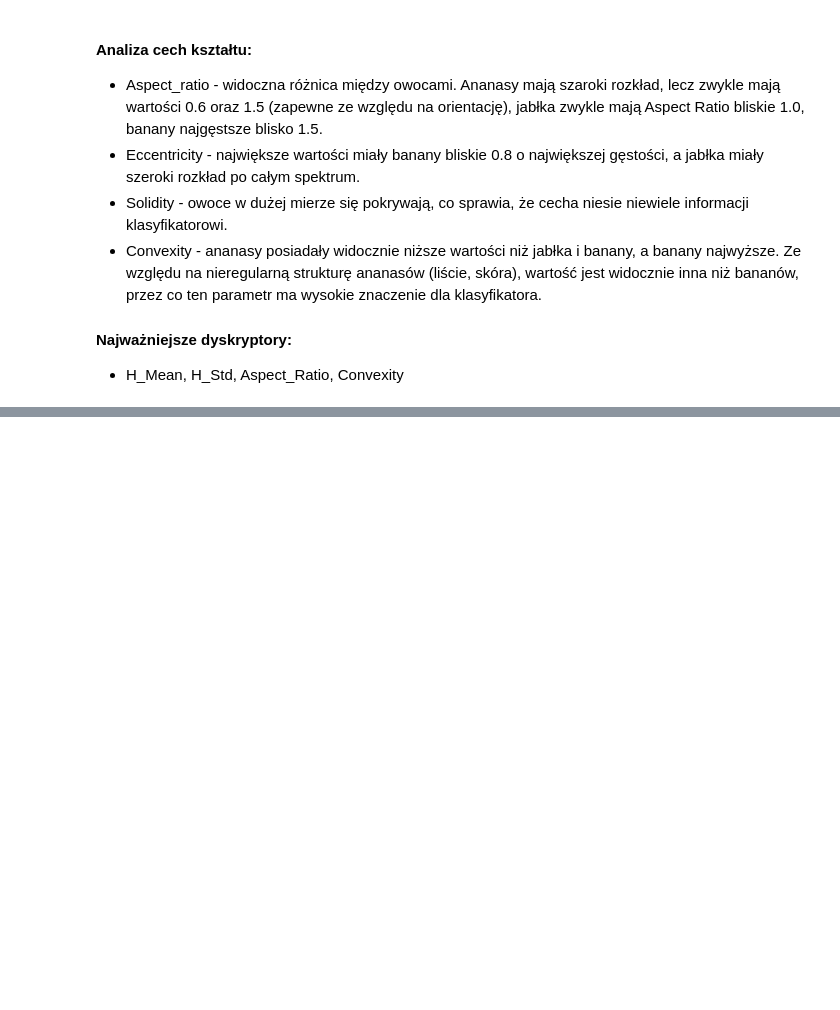
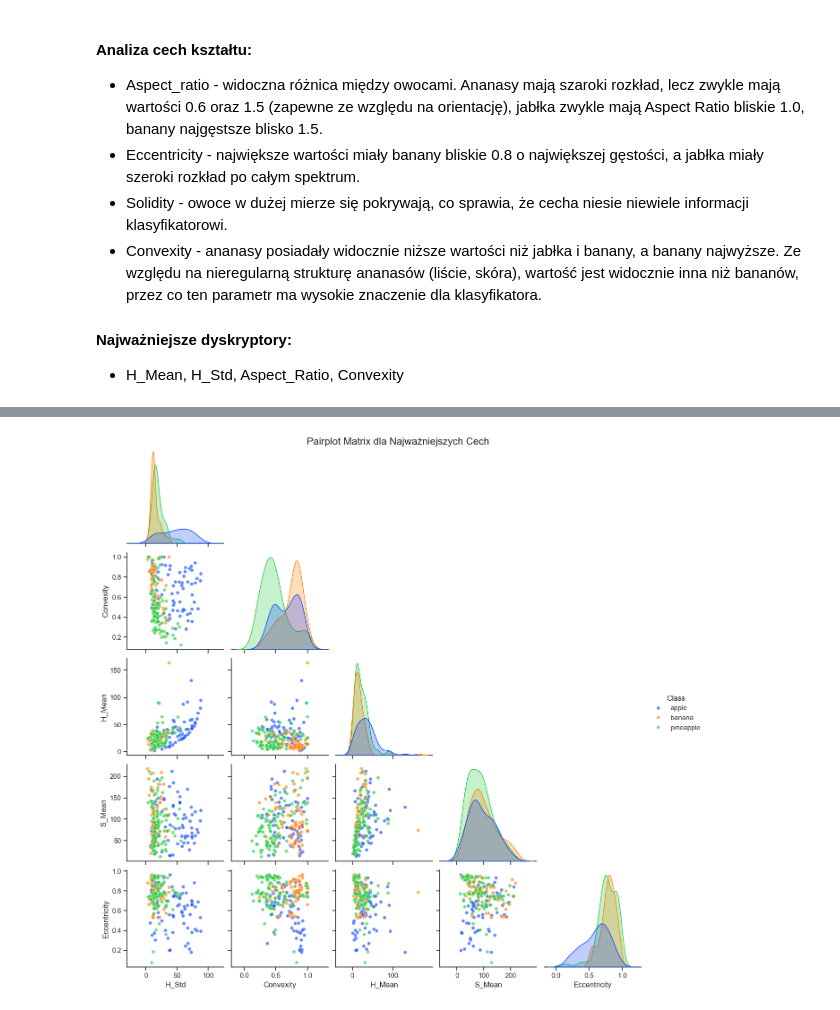
Before and after one commit to amalolepszy/fruit-image-recognition, a Jupyter notebook: notebook.ipynb, the cells around one changed output, grey strips where cells are left out. Drawn from its saved outputs; the diff is of its cells as text; code cells hidden in the pictures; blank space fills up the shorter version.

Commit message:
Add pairplot

```diff
--- a/notebook.ipynb
+++ b/notebook.ipynb
@@ -672,0 +676,31 @@ plot_feature_distributions(df_train)
+# %%
+import seaborn as sns
+import matplotlib.pyplot as plt
+import pandas as pd
+
+# Najważniejsze
+columns_to_plot = ['H_Std', 'Convexity', 'H_Mean', 'S_Mean', 'Eccentricity', 'Class']
+
+# Tworzymy podzbiór DataFrame tylko z wybranymi kolumnami
+df_subset = df_train[columns_to_plot].copy()
+
+# Wygląd wykresu
+sns.set_theme(style="ticks")
+
+# Tworzymy Pairplot
+sns.pairplot(
+    df_subset,
+    hue='Class',      # Kolorowanie punktów na podstawie klasy owocu
+    palette='bright',
+    corner=True,      # Tylko dolna część macierzy - górna to lustrzane odbicie
+    diag_kind='kde',  # Na przekątnej rysujemy wykresy gęstości KDE
+    plot_kws={'alpha': 0.6, 's': 30}, # Ustawienia dla punktów: przezroczystość i rozmiar
+    diag_kws={'fill': True} # Ustawienia dla wykresów na przekątnej: wypełnienie kolorem
+)
+
+# Dodanie tytułu dla całego wykresu
+plt.suptitle('Pairplot Matrix dla Najważniejszych Cech', y=1, fontsize=16)
+
+plt.show()
+# %% [output]
+[figure, added]
```
Also changed, not shown: parts of 16 cells of this notebook.
